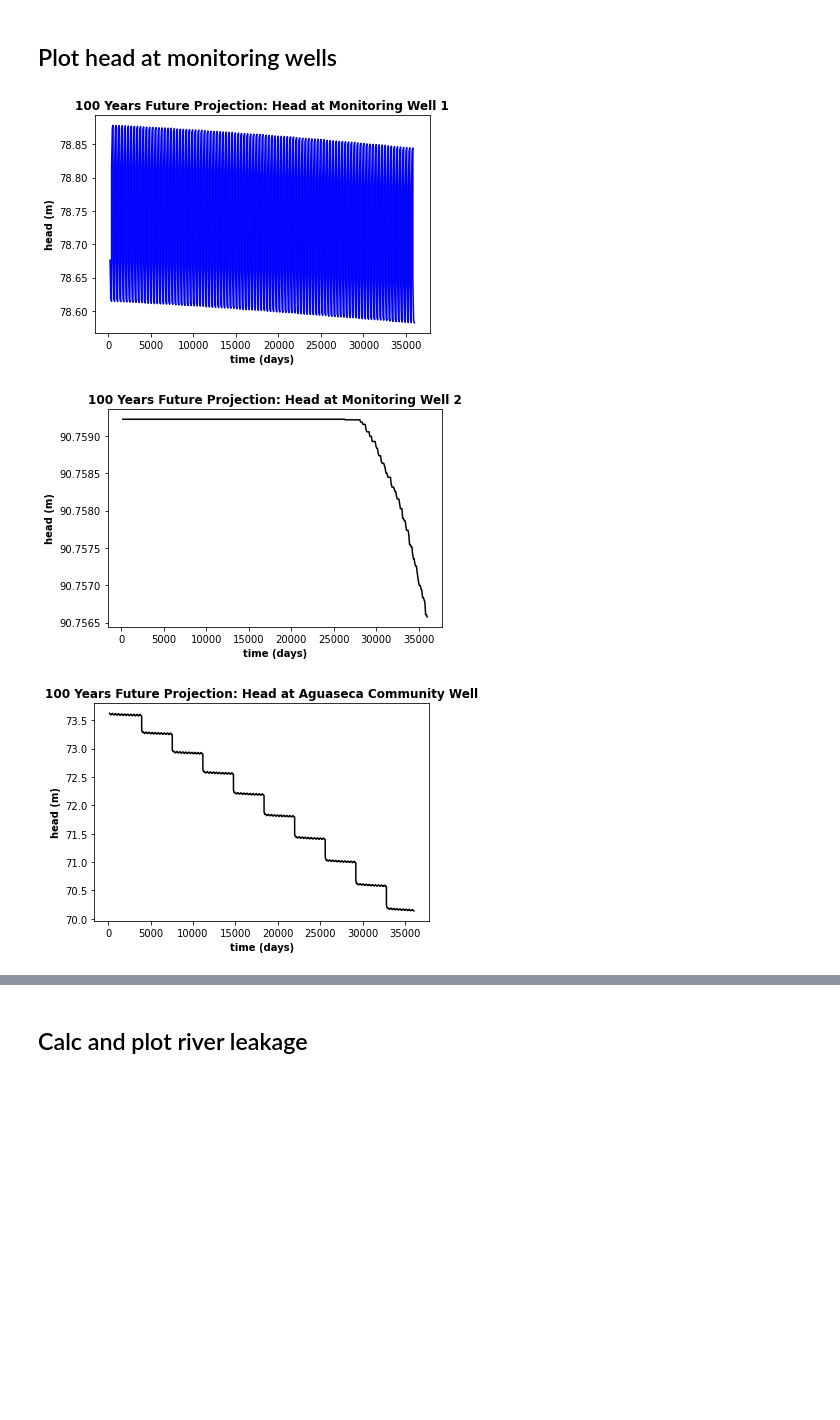
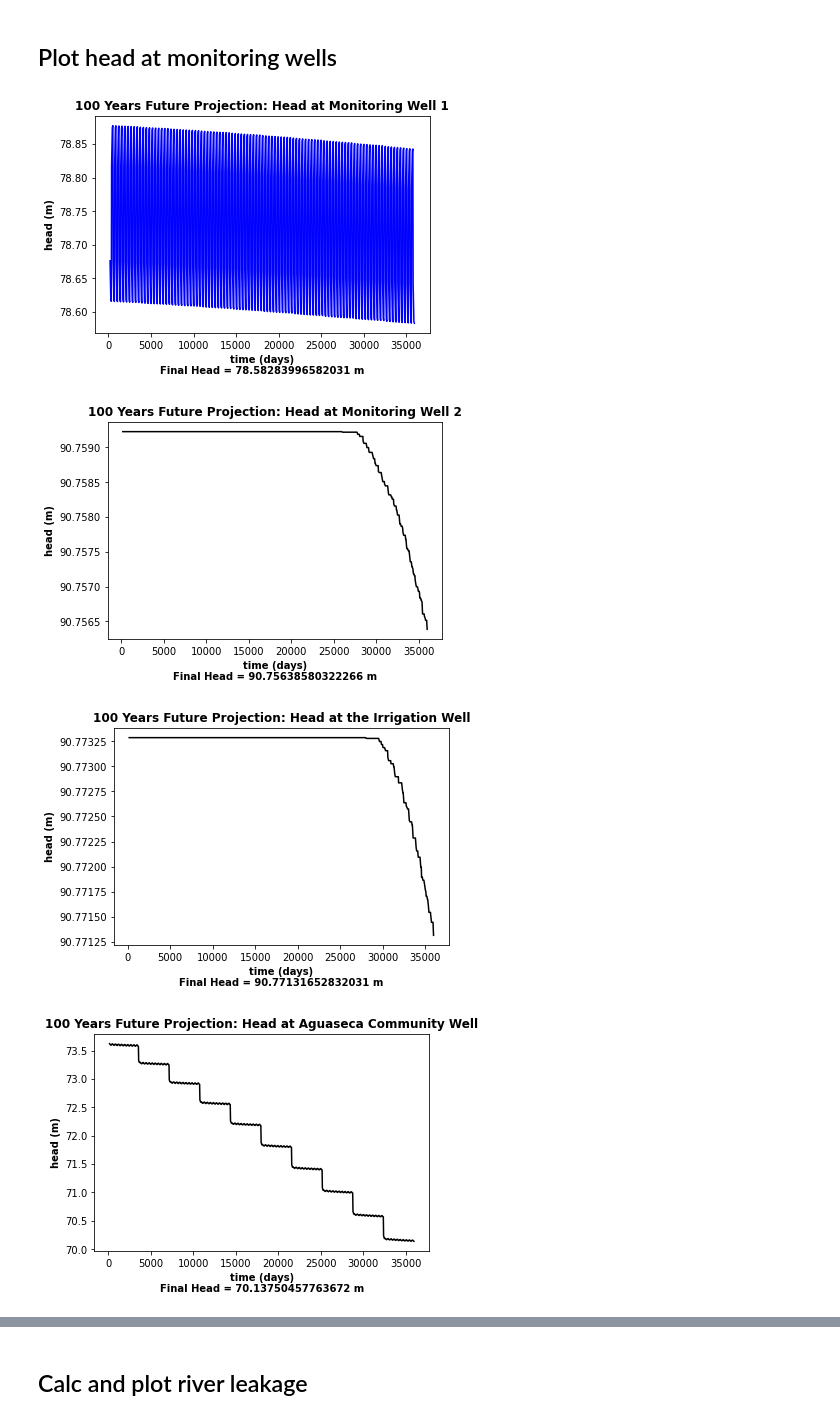
Before and after one commit to groundwater-modeling-Spring2020/GroMore_Project, a Jupyter notebook: Amanda/scenario 4/scen4_Amanda_final.ipynb, the cells around one changed output, grey strips where cells are left out. Drawn from its saved outputs; the diff is of its cells as text; code cells hidden in the pictures; blank space fills up the shorter version.

```diff
--- a/Amanda/scenario 4/scen4_Amanda_final.ipynb
+++ b/Amanda/scenario 4/scen4_Amanda_final.ipynb
@@ -518,41 +511,44 @@ time_series_agua = headobj.get_ts(agua_id) #get the time series at agua seca com
 # %%
 #create plot of MW1
 plt.subplot(1, 1, 1)
 plt.title("100 Years Future Projection: Head at Monitoring Well 1",fontweight='bold')
-plt.xlabel('time (days)',fontweight='bold')
+plt.xlabel('time (days)\n'f"Final Head = {head['sp%s'%(len(head)-1)][0, 25, 24]} m",fontweight='bold')
 plt.ylabel('head (m)',fontweight='bold')
 plt.plot(time_series1[:, 0], time_series1[:, 1], 'b-') #plot the time series with points at each record
 plt.show()
 
 #create plot of MW2
 plt.subplot(1, 1, 1)
 ax = plt.gca()
 ax.ticklabel_format(useOffset=False)
 plt.title("100 Years Future Projection: Head at Monitoring Well 2",fontweight='bold')
-plt.xlabel('time (days)',fontweight='bold')
+plt.xlabel('time (days)\n'f"Final Head = {head['sp%s'%(len(head)-1)][0, 37, 12]} m",fontweight='bold')
 plt.ylabel('head (m)',fontweight='bold')
 plt.plot(time_series2[:, 0], time_series2[:, 1], 'k-') #plot the time series with points at each record
 plt.show()
 
 # #create plot of Ag well
-# plt.subplot(1, 1, 1)
-# plt.title("100 Years Future Projection: Head at the Irrigation Well",fontweight='bold')
-# plt.xlabel('time (days)',fontweight='bold')
-# plt.ylabel('head (m)',fontweight='bold')
-# plt.plot(time_series_ag[:, 0], time_series_ag[:, 1], 'k-') #plot the time series with points at each record
-# plt.show()
+plt.subplot(1, 1, 1)
+ax = plt.gca()
+ax.ticklabel_format(useOffset=False)
+plt.title("100 Years Future Projection: Head at the Irrigation Well",fontweight='bold')
+plt.xlabel('time (days)\n'f"Final Head = {head['sp%s'%(len(head)-1)][0,38,12]} m",fontweight='bold')
+plt.ylabel('head (m)',fontweight='bold')
+plt.plot(time_series_ag[:, 0], time_series_ag[:, 1], 'k-') #plot the time series with points at each record
+plt.show()
 
 #create plot of Aguaseca com well
 plt.subplot(1, 1, 1)
 plt.title("100 Years Future Projection: Head at Aguaseca Community Well",fontweight='bold')
-plt.xlabel('time (days)',fontweight='bold')
+plt.xlabel('time (days)\n'f"Final Head = {head['sp%s'%(len(head)-1)][2, 29, 37]} m",fontweight='bold')
 plt.ylabel('head (m)',fontweight='bold')
 plt.plot(time_series_agua[:, 0], time_series_agua[:, 1], 'k-') #plot the time series with points at each record
 plt.show()
 # %% [output]
-[figure, old version]
+[figure, new version]
-[figure, old version]
+[figure, new version]
-[figure, old version]
+[figure, new version]
+[figure, added]
 # %%
 #getting initial heads
 print("Final Head at Monitoring Well 2 = ", head['sp0'][0, 37, 12])
```
Also changed, not shown: parts of 16 cells of this notebook, 15 other files.
